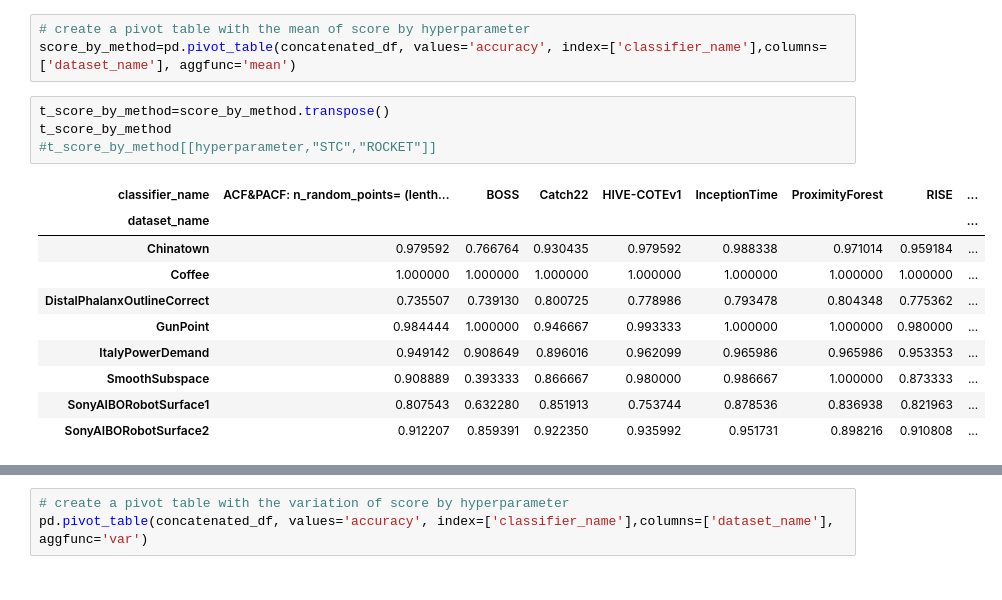
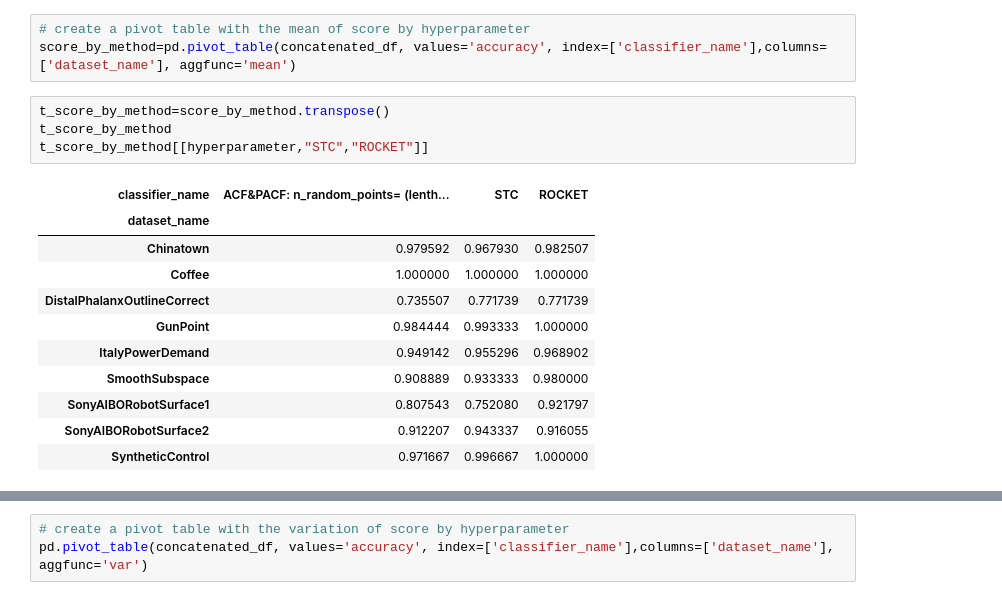
Before and after one commit to nirojasva/random_sast, a Jupyter notebook: ExperimentationRSAST/analysis_rsast_vs_other_method.ipynb, the cells around one changed output, grey strips where cells are left out. Saved outputs shown, nothing was run; the diff lists cells and outputs as text.

```diff
--- a/ExperimentationRSAST/analysis_rsast_vs_other_method.ipynb
+++ b/ExperimentationRSAST/analysis_rsast_vs_other_method.ipynb
@@ -126,18 +126,19 @@ score_by_method=pd.pivot_table(concatenated_df, values='accuracy', index=['class
 # %%
 t_score_by_method=score_by_method.transpose()
 t_score_by_method
-#t_score_by_method[[hyperparameter,"STC","ROCKET"]]
+t_score_by_method[[hyperparameter,"STC","ROCKET"]]
 # %% [output]
-| classifier_name | ACF&PACF: n_random_points= (lenth... | BOSS | Catch22 | HIVE-COTEv1 | InceptionTime | ProximityForest | RISE | ... |
-| dataset_name |  |  |  |  |  |  |  | ... |
-| Chinatown | 0.979592 | 0.766764 | 0.930435 | 0.979592 | 0.988338 | 0.971014 | 0.959184 | ... |
-| Coffee | 1.000000 | 1.000000 | 1.000000 | 1.000000 | 1.000000 | 1.000000 | 1.000000 | ... |
-| DistalPhalanxOutlineCorrect | 0.735507 | 0.739130 | 0.800725 | 0.778986 | 0.793478 | 0.804348 | 0.775362 | ... |
-| GunPoint | 0.984444 | 1.000000 | 0.946667 | 0.993333 | 1.000000 | 1.000000 | 0.980000 | ... |
-| ItalyPowerDemand | 0.949142 | 0.908649 | 0.896016 | 0.962099 | 0.965986 | 0.965986 | 0.953353 | ... |
-| SmoothSubspace | 0.908889 | 0.393333 | 0.866667 | 0.980000 | 0.986667 | 1.000000 | 0.873333 | ... |
-| SonyAIBORobotSurface1 | 0.807543 | 0.632280 | 0.851913 | 0.753744 | 0.878536 | 0.836938 | 0.821963 | ... |
-| SonyAIBORobotSurface2 | 0.912207 | 0.859391 | 0.922350 | 0.935992 | 0.951731 | 0.898216 | 0.910808 | ... |
+| classifier_name | ACF&PACF: n_random_points= (lenth... | STC | ROCKET |
+| dataset_name |  |  |  |
+| Chinatown | 0.979592 | 0.967930 | 0.982507 |
+| Coffee | 1.000000 | 1.000000 | 1.000000 |
+| DistalPhalanxOutlineCorrect | 0.735507 | 0.771739 | 0.771739 |
+| GunPoint | 0.984444 | 0.993333 | 1.000000 |
+| ItalyPowerDemand | 0.949142 | 0.955296 | 0.968902 |
+| SmoothSubspace | 0.908889 | 0.933333 | 0.980000 |
+| SonyAIBORobotSurface1 | 0.807543 | 0.752080 | 0.921797 |
+| SonyAIBORobotSurface2 | 0.912207 | 0.943337 | 0.916055 |
+| SyntheticControl | 0.971667 | 0.996667 | 1.000000 |
 # %%
 for method in t_score_by_method.columns.drop(hyperparameter):
     y=t_score_by_method[hyperparameter]
```
Also changed, not shown: parts of 6 cells of this notebook, 34 other files.
